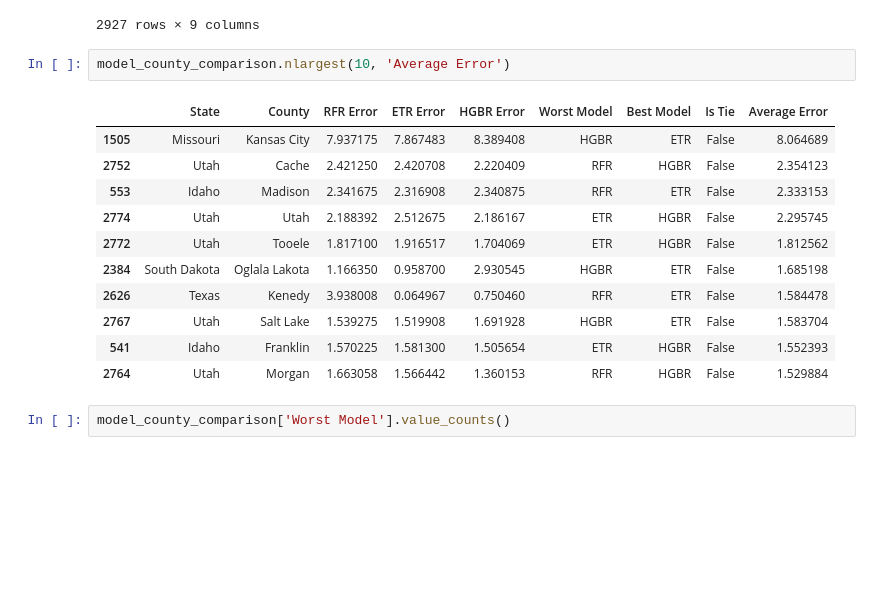
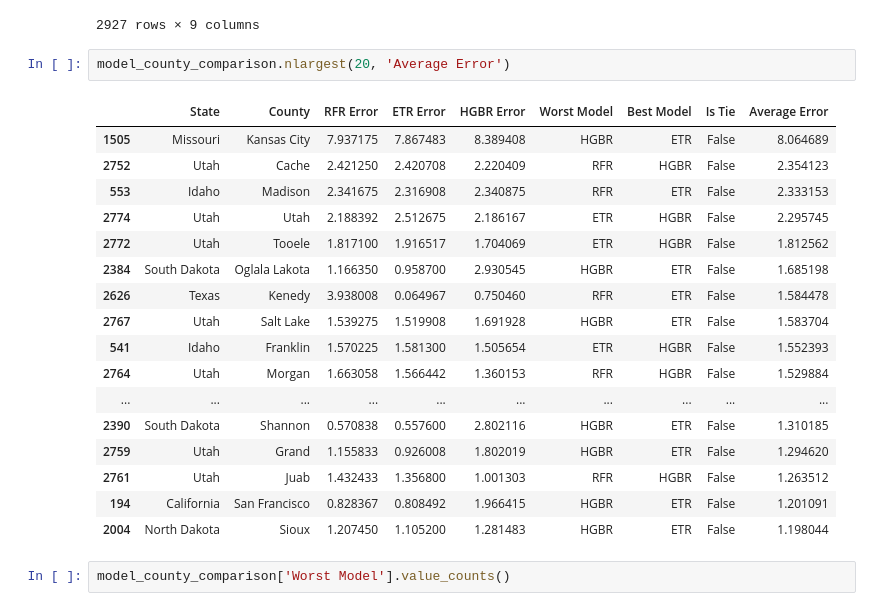
Before and after one commit to matthewcavanaugh96/us-presidential-elections-by-county, a Jupyter notebook: Election Predictions rough with census.ipynb, the cells around one changed output. Saved outputs shown, nothing was run; the diff lists cells and outputs as text; blank space fills up the shorter version.

```diff
--- a/Election Predictions rough with census.ipynb
+++ b/Election Predictions rough with census.ipynb
@@ -1700,19 +1702,25 @@ model_county_comparison
 | 2926 | Wyoming | Weston | 0.299200 | 0.279675 | 0.266388 | RFR | HGBR | False | 0.281754 |
 2927 rows × 9 columns
 # %%
-model_county_comparison.nlargest(10, 'Average Error')
+model_county_comparison.nlargest(20, 'Average Error')
 # %% [output]
 |  | State | County | RFR Error | ETR Error | HGBR Error | Worst Model | Best Model | Is Tie | Average Error |
 | 1505 | Missouri | Kansas City | 7.937175 | 7.867483 | 8.389408 | HGBR | ETR | False | 8.064689 |
 | 2752 | Utah | Cache | 2.421250 | 2.420708 | 2.220409 | RFR | HGBR | False | 2.354123 |
 | 553 | Idaho | Madison | 2.341675 | 2.316908 | 2.340875 | RFR | ETR | False | 2.333153 |
 | 2774 | Utah | Utah | 2.188392 | 2.512675 | 2.186167 | ETR | HGBR | False | 2.295745 |
 | 2772 | Utah | Tooele | 1.817100 | 1.916517 | 1.704069 | ETR | HGBR | False | 1.812562 |
 | 2384 | South Dakota | Oglala Lakota | 1.166350 | 0.958700 | 2.930545 | HGBR | ETR | False | 1.685198 |
 | 2626 | Texas | Kenedy | 3.938008 | 0.064967 | 0.750460 | RFR | ETR | False | 1.584478 |
 | 2767 | Utah | Salt Lake | 1.539275 | 1.519908 | 1.691928 | HGBR | ETR | False | 1.583704 |
 | 541 | Idaho | Franklin | 1.570225 | 1.581300 | 1.505654 | ETR | HGBR | False | 1.552393 |
 | 2764 | Utah | Morgan | 1.663058 | 1.566442 | 1.360153 | RFR | HGBR | False | 1.529884 |
+| ... | ... | ... | ... | ... | ... | ... | ... | ... | ... |
+| 2390 | South Dakota | Shannon | 0.570838 | 0.557600 | 2.802116 | HGBR | ETR | False | 1.310185 |
+| 2759 | Utah | Grand | 1.155833 | 0.926008 | 1.802019 | HGBR | ETR | False | 1.294620 |
+| 2761 | Utah | Juab | 1.432433 | 1.356800 | 1.001303 | RFR | HGBR | False | 1.263512 |
+| 194 | California | San Francisco | 0.828367 | 0.808492 | 1.966415 | HGBR | ETR | False | 1.201091 |
+| 2004 | North Dakota | Sioux | 1.207450 | 1.105200 | 1.281483 | HGBR | ETR | False | 1.198044 |
 # %%
 model_county_comparison['Worst Model'].value_counts()
 # %% [output]
```
Also changed, not shown: parts of 16 cells of this notebook.
